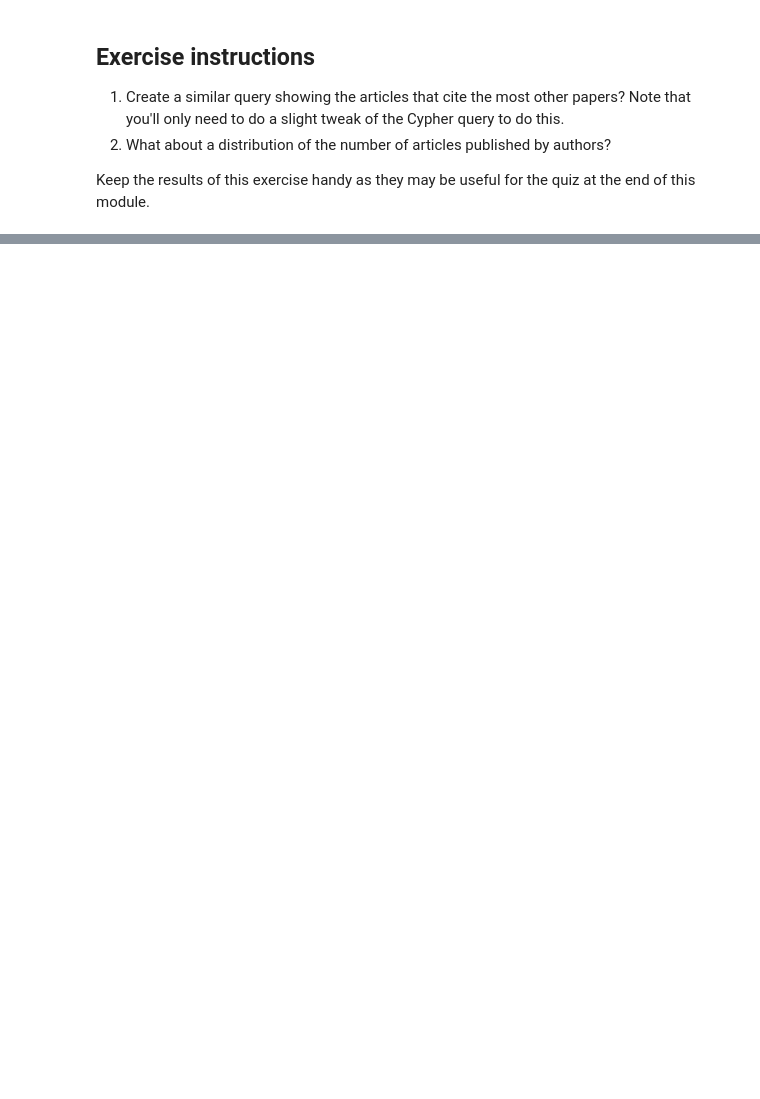
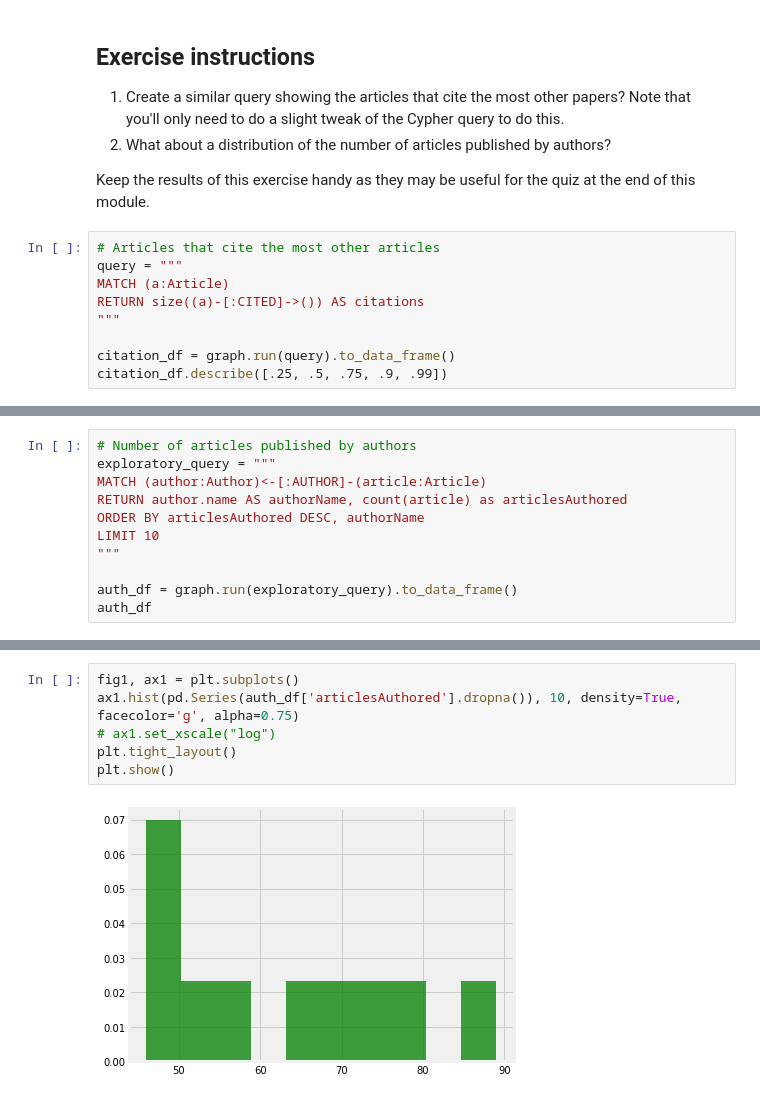
Before and after one commit to daddyjab/GraphDB_Notes, a Jupyter notebook: 02_EDA.ipynb, the cells around one changed output, grey strips where cells are left out. Cells and saved outputs as stored; diff of their text form; blank space fills up the shorter version.

```diff
--- a/02_EDA.ipynb
+++ b/02_EDA.ipynb
@@ -128,3 +163,12 @@ plt.show()
 2. What about a distribution of the number of articles published by authors?
 
 Keep the results of this exercise handy as they may be useful for the quiz at the end of this module.
+# %%
+# Articles that cite the most other articles
+query = """
+MATCH (a:Article)
+RETURN size((a)-[:CITED]->()) AS citations
+"""
+
+citation_df = graph.run(query).to_data_frame()
+citation_df.describe([.25, .5, .75, .9, .99])
@@ -130,0 +187,11 @@ Keep the results of this exercise handy as they may be useful for the quiz at th
+# %%
+# Number of articles published by authors
+exploratory_query = """
+MATCH (author:Author)<-[:AUTHOR]-(article:Article)
+RETURN author.name AS authorName, count(article) as articlesAuthored
+ORDER BY articlesAuthored DESC, authorName
+LIMIT 10
+"""
+
+auth_df = graph.run(exploratory_query).to_data_frame()
+auth_df
@@ -130,0 +225,8 @@ Keep the results of this exercise handy as they may be useful for the quiz at th
+# %%
+fig1, ax1 = plt.subplots()
+ax1.hist(pd.Series(auth_df['articlesAuthored'].dropna()), 10, density=True, facecolor='g', alpha=0.75)
+# ax1.set_xscale("log")
+plt.tight_layout()
+plt.show()
+# %% [output]
+[figure, added]
```
Also changed, not shown: parts of 10 cells of this notebook, 3 other files.
